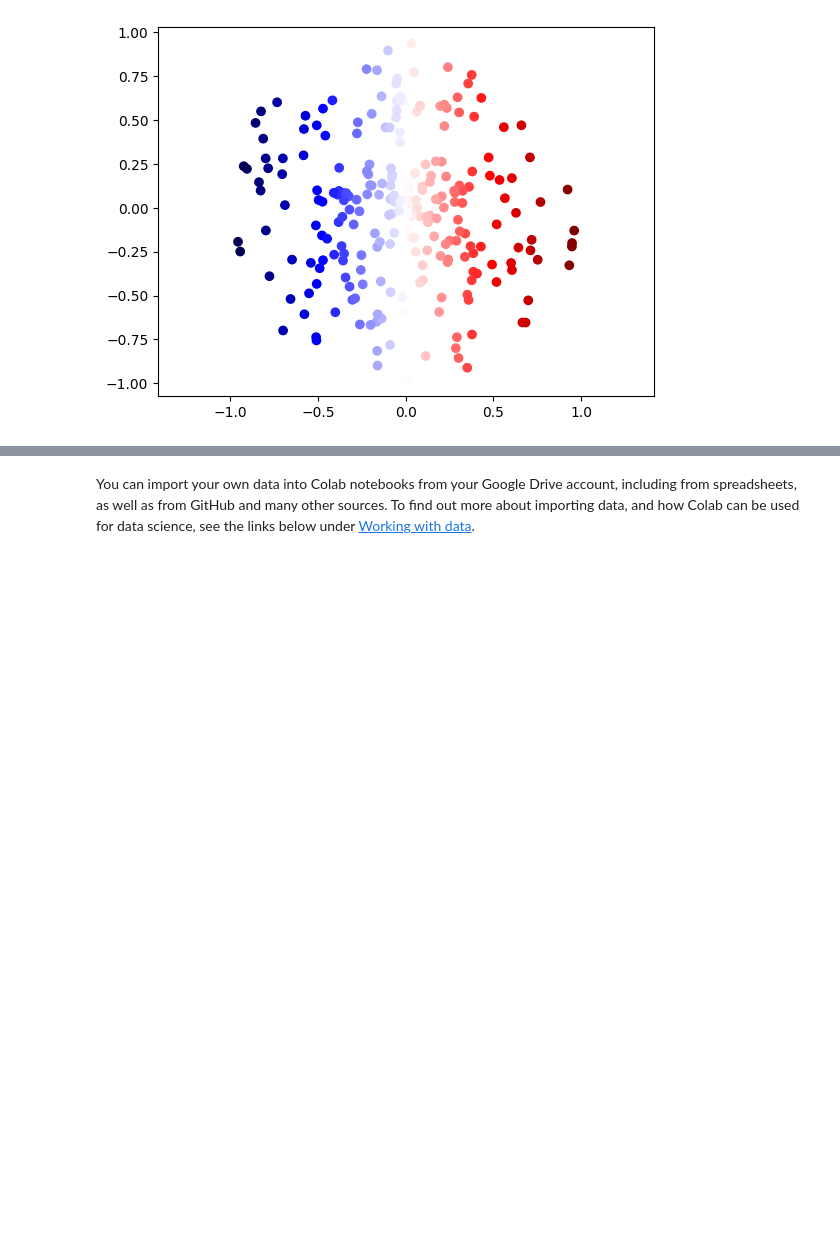
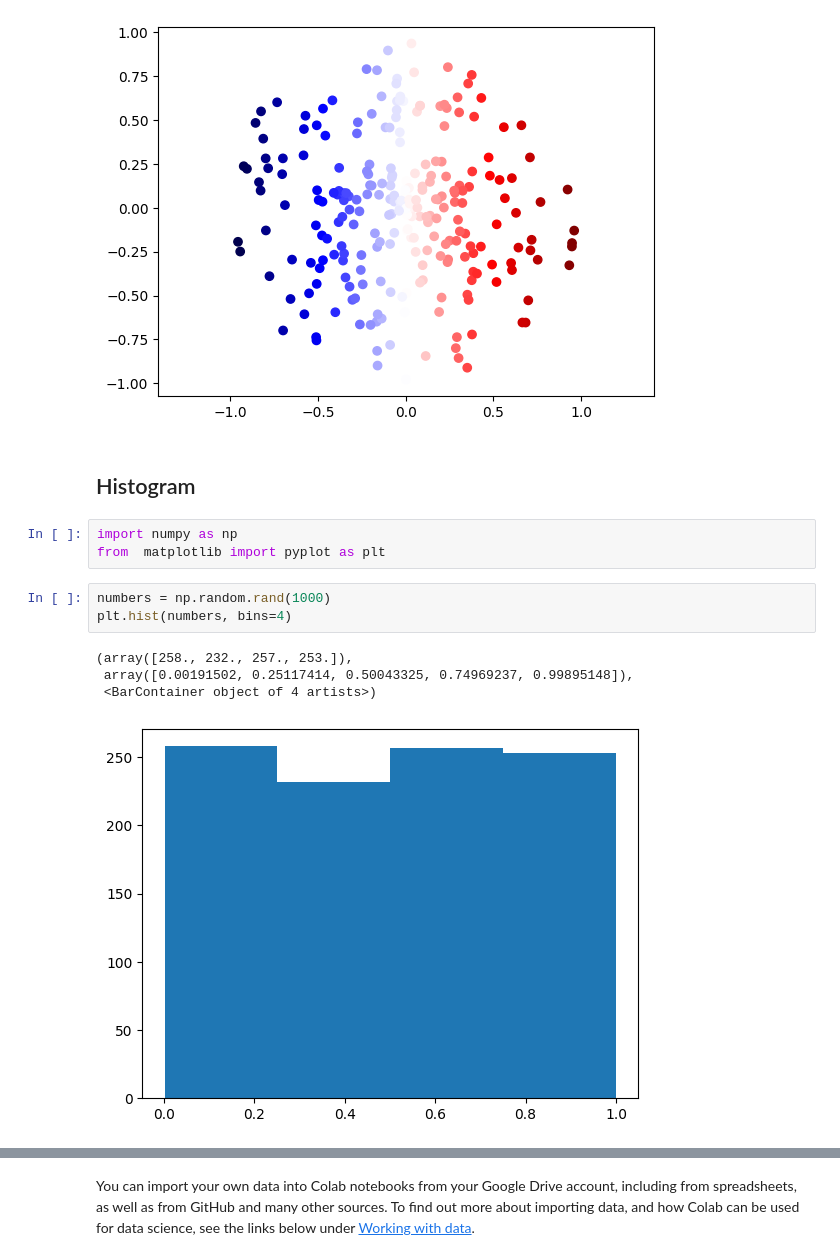
Before and after one commit to budsains/materi, a Jupyter notebook: material_book.ipynb, the cells around one changed output, grey strips where cells are left out. Cells and saved outputs as stored; diff of their text form; blank space fills up the shorter version.

```diff
--- a/material_book.ipynb
+++ b/material_book.ipynb
@@ -476,3 +476,16 @@ plt.scatter(df.x, df.y, c=rad, cmap='seismic') # warna dan ukuran dan radian
 plt.axis('equal');
 # %% [output]
 [figure]
+# %% [markdown]
+## Histogram
+# %%
+import numpy as np
+from  matplotlib import pyplot as plt
+# %%
+numbers = np.random.rand(1000)
+plt.hist(numbers, bins=4)
+# %% [output]
+(array([258., 232., 257., 253.]),
+ array([0.00191502, 0.25117414, 0.50043325, 0.74969237, 0.99895148]),
+ <BarContainer object of 4 artists>)
+[figure, added]
```
Also changed, not shown: parts of 37 cells of this notebook.
